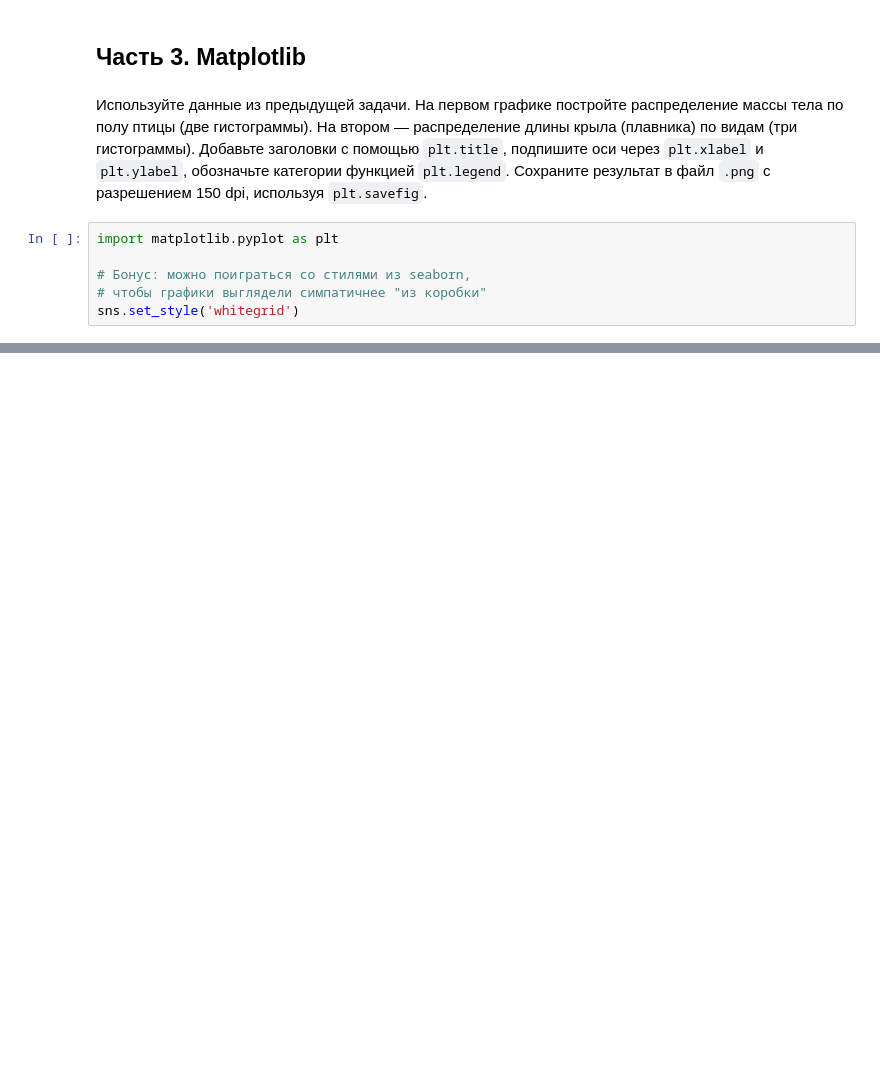
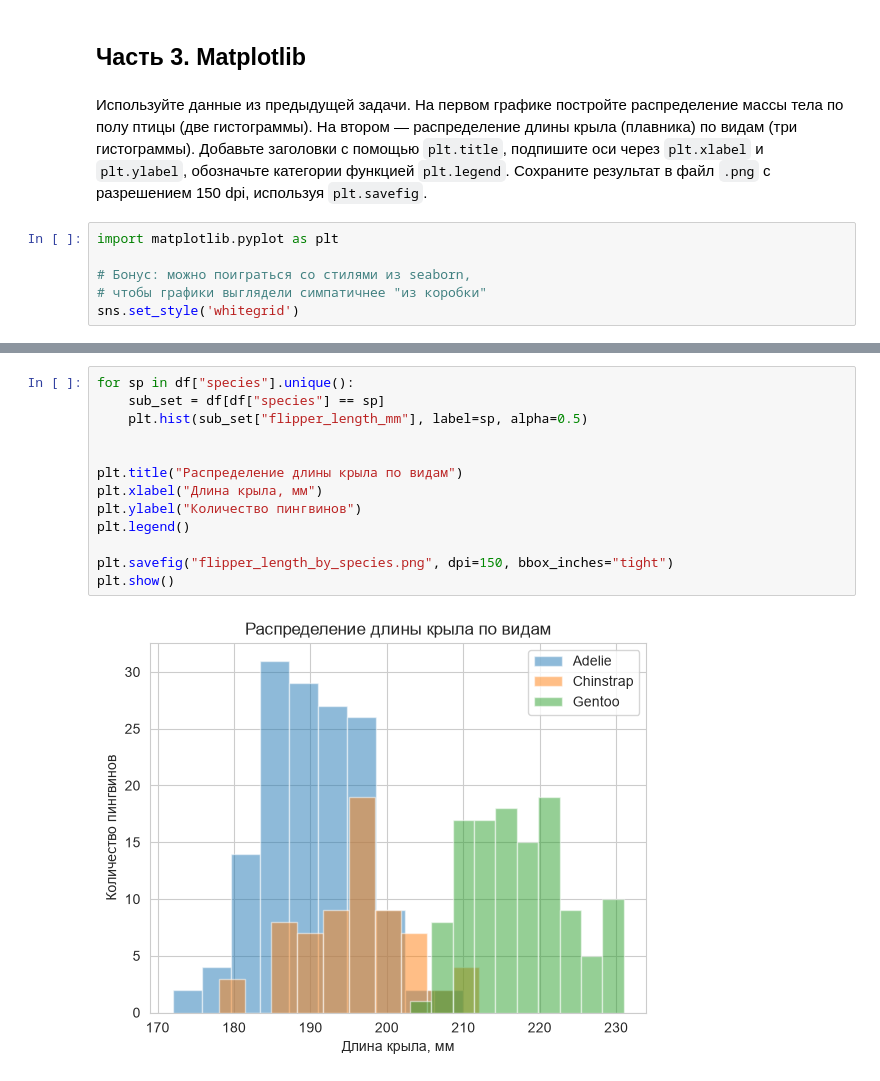
Before and after one commit to Art-Anastasia/sirius-machine-learning-2026, a Jupyter notebook: Homeworks/HW1_Numpy_Pandas_Mpl.ipynb, the cells around one changed output, grey strips where cells are left out. Saved outputs shown, nothing was run; the diff lists cells and outputs as text; blank space fills up the shorter version.

```diff
--- a/Homeworks/HW1_Numpy_Pandas_Mpl.ipynb
+++ b/Homeworks/HW1_Numpy_Pandas_Mpl.ipynb
@@ -78,0 +145,15 @@ sns.set_style('whitegrid')
+# %%
+for sp in df["species"].unique():
+    sub_set = df[df["species"] == sp]
+    plt.hist(sub_set["flipper_length_mm"], label=sp, alpha=0.5)
+
+
+plt.title("Распределение длины крыла по видам")
+plt.xlabel("Длина крыла, мм")
+plt.ylabel("Количество пингвинов")
+plt.legend()
+
+plt.savefig("flipper_length_by_species.png", dpi=150, bbox_inches="tight")
+plt.show()
+# %% [output]
+[figure, added]
```
Also changed, not shown: parts of 12 cells of this notebook, 10 other files.
